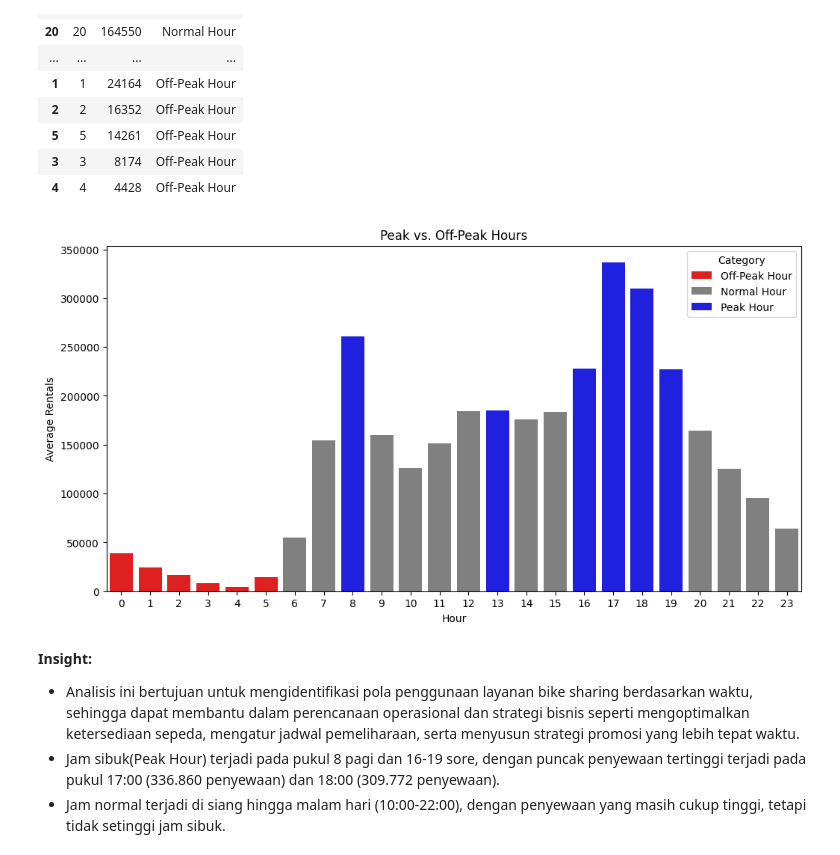
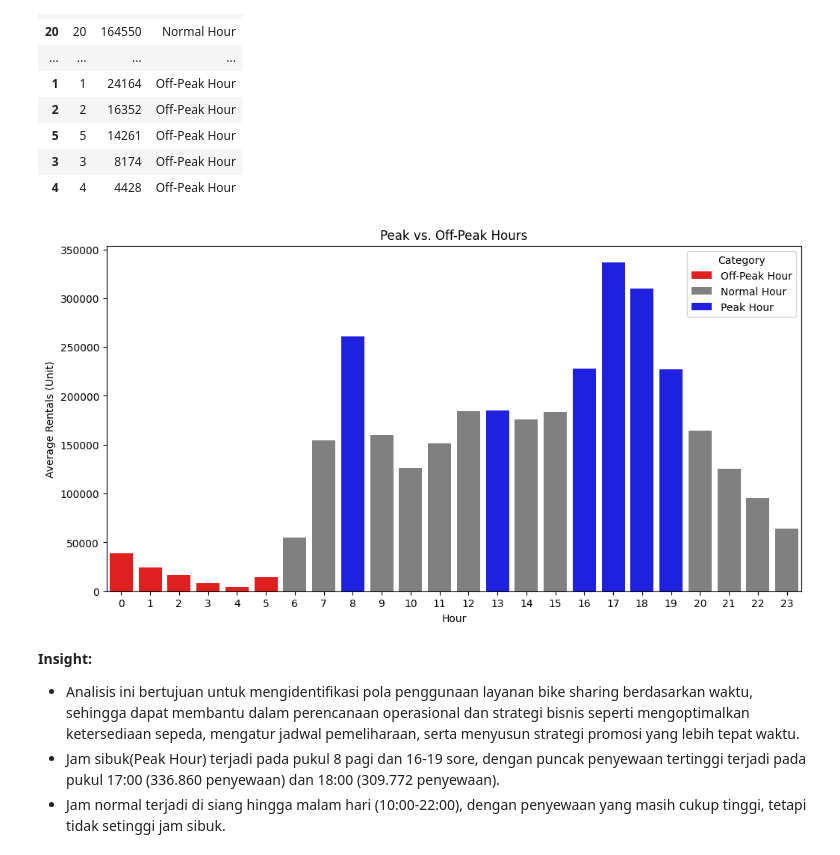
Before and after one commit to wahyunirosyidah/Bike-Sharing-Dashboard, a Jupyter notebook: notebook.ipynb, the cells around one changed output. Drawn from its saved outputs; the diff is of its cells as text; code cells hidden in the pictures.

```diff
--- a/notebook.ipynb
+++ b/notebook.ipynb
@@ -533,15 +533,15 @@ hourly_rentals
 # %%
 # Visualisasi
 plt.figure(figsize=(12, 6))
 sns.barplot(x="hr", y="cnt", hue="Category", data=hourly_rentals, palette={"Peak Hour": "blue", "Off-Peak Hour": "red", "Normal Hour": "gray"})
 plt.xlabel("Hour")
-plt.ylabel("Average Rentals")
+plt.ylabel("Average Rentals (Unit)")
 plt.title("Peak vs. Off-Peak Hours")
 plt.xticks(range(0, 24))
 plt.legend(title="Category")
 plt.show()
 # %% [output]
-[figure, old version]
+[figure, new version]
 # %% [markdown]
 **Insight:**
 - Analisis ini bertujuan untuk mengidentifikasi pola penggunaan layanan bike sharing berdasarkan waktu, sehingga dapat membantu dalam perencanaan operasional dan strategi bisnis seperti mengoptimalkan ketersediaan sepeda, mengatur jadwal pemeliharaan, serta menyusun strategi promosi yang lebih tepat waktu.
```
Also changed, not shown: parts of 3 cells of this notebook, 1 other file.
